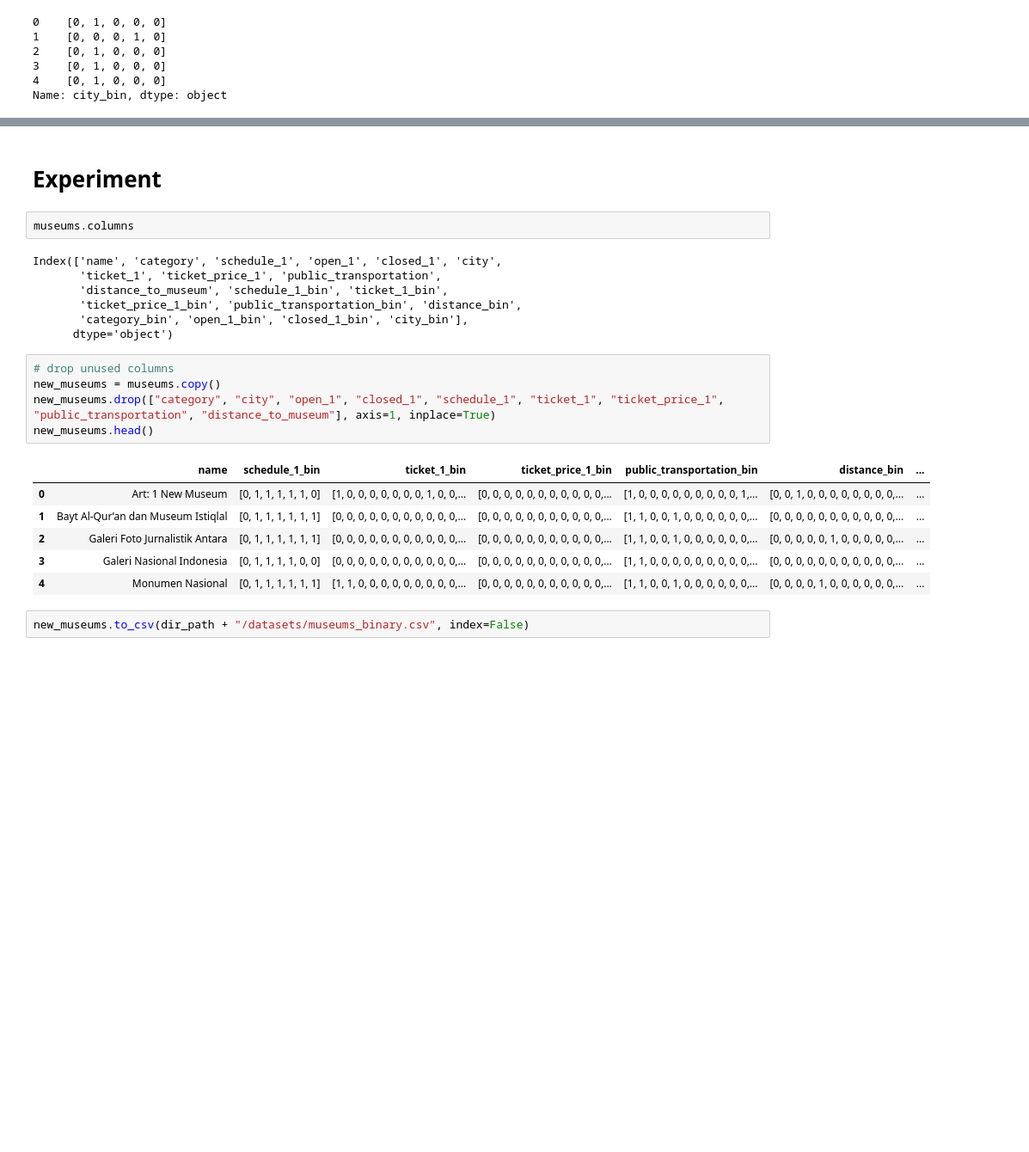
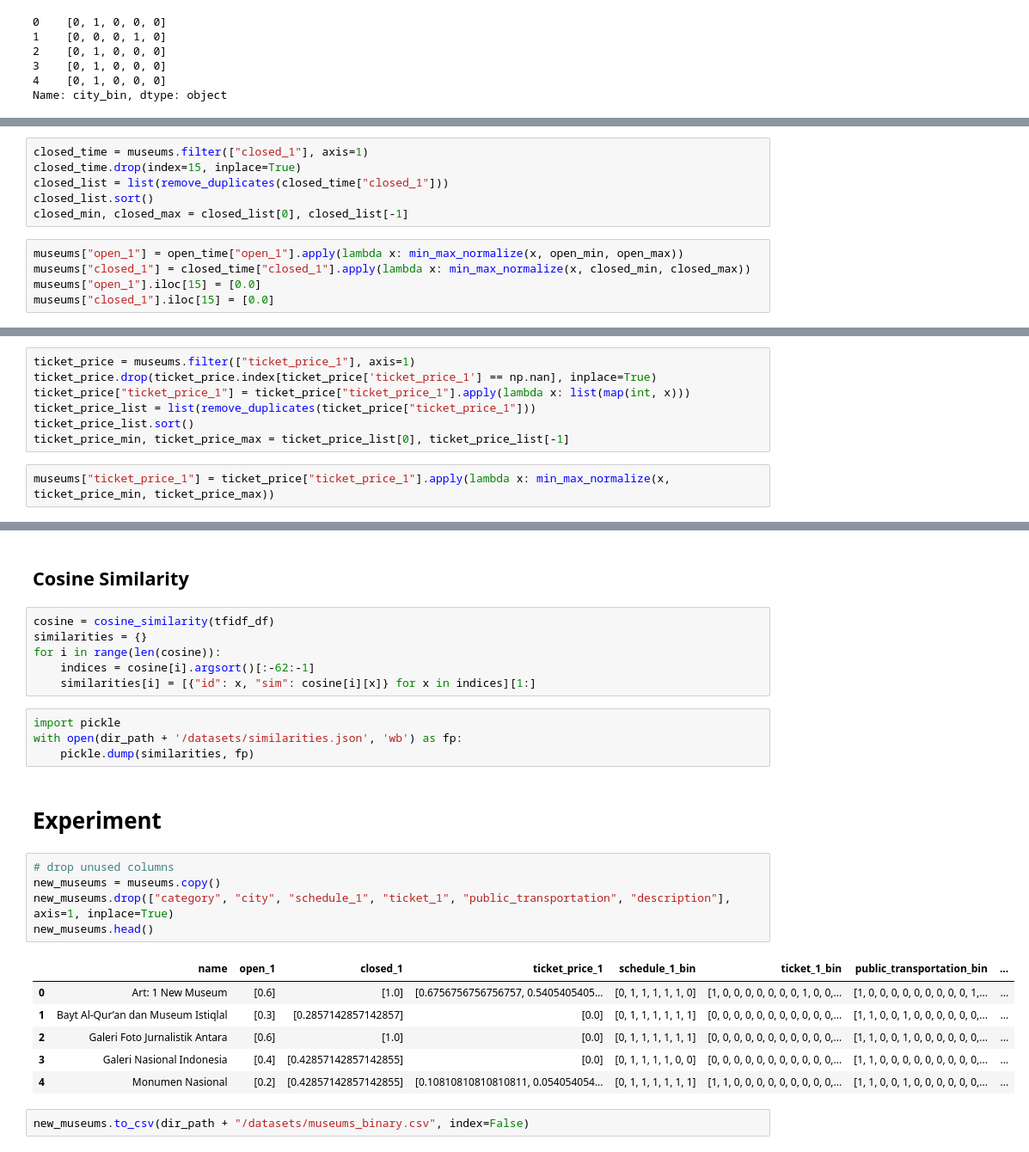
Before and after one commit to reykim7124/chatbot_recsys_museum, a Jupyter notebook: recsys.ipynb, the cells around one changed output, grey strips where cells are left out. Shown: that part at 86% size. Saved outputs shown, nothing was run; the diff lists cells and outputs as text; blank space fills up the shorter version.

Commit message:
able to show museum information

```diff
--- a/recsys.ipynb
+++ b/recsys.ipynb
@@ -502,0 +333,11 @@ Name: city_bin, dtype: object
+# %%
+closed_time = museums.filter(["closed_1"], axis=1)
+closed_time.drop(index=15, inplace=True)
+closed_list = list(remove_duplicates(closed_time["closed_1"]))
+closed_list.sort()
+closed_min, closed_max = closed_list[0], closed_list[-1]
+# %%
+museums["open_1"] = open_time["open_1"].apply(lambda x: min_max_normalize(x, open_min, open_max))
+museums["closed_1"] = closed_time["closed_1"].apply(lambda x: min_max_normalize(x, closed_min, closed_max))
+museums["open_1"].iloc[15] = [0.0]
+museums["closed_1"].iloc[15] = [0.0]
@@ -502,0 +346,9 @@ Name: city_bin, dtype: object
+# %%
+ticket_price = museums.filter(["ticket_price_1"], axis=1)
+ticket_price.drop(ticket_price.index[ticket_price['ticket_price_1'] == np.nan], inplace=True)
+ticket_price["ticket_price_1"] = ticket_price["ticket_price_1"].apply(lambda x: list(map(int, x)))
+ticket_price_list = list(remove_duplicates(ticket_price["ticket_price_1"]))
+ticket_price_list.sort()
+ticket_price_min, ticket_price_max = ticket_price_list[0], ticket_price_list[-1]
+# %%
+museums["ticket_price_1"] = ticket_price["ticket_price_1"].apply(lambda x: min_max_normalize(x, ticket_price_min, ticket_price_max))
@@ -503,25 +476,28 @@ Name: city_bin, dtype: object
+# %% [markdown]
+## Cosine Similarity
+# %%
+cosine = cosine_similarity(tfidf_df)
+similarities = {}
+for i in range(len(cosine)):
+    indices = cosine[i].argsort()[:-62:-1]
+    similarities[i] = [{"id": x, "sim": cosine[i][x]} for x in indices][1:]
+# %%
+import pickle
+with open(dir_path + '/datasets/similarities.json', 'wb') as fp:
+    pickle.dump(similarities, fp)
 # %% [markdown]
 # Experiment
-# %%
-museums.columns
-# %% [output]
-Index(['name', 'category', 'schedule_1', 'open_1', 'closed_1', 'city',
-       'ticket_1', 'ticket_price_1', 'public_transportation',
-       'distance_to_museum', 'schedule_1_bin', 'ticket_1_bin',
-       'ticket_price_1_bin', 'public_transportation_bin', 'distance_bin',
-       'category_bin', 'open_1_bin', 'closed_1_bin', 'city_bin'],
-      dtype='object')
 # %%
 # drop unused columns
 new_museums = museums.copy()
-new_museums.drop(["category", "city", "open_1", "closed_1", "schedule_1", "ticket_1", "ticket_price_1", "public_transportation", "distance_to_museum"], axis=1, inplace=True)
+new_museums.drop(["category", "city", "schedule_1", "ticket_1", "public_transportation", "description"], axis=1, inplace=True)
 new_museums.head()
 # %% [output]
-|  | name | schedule_1_bin | ticket_1_bin | ticket_price_1_bin | public_transportation_bin | distance_bin | ... |
-| 0 | Art: 1 New Museum | [0, 1, 1, 1, 1, 1, 0] | [1, 0, 0, 0, 0, 0, 0, 0, 1, 0, 0,... | [0, 0, 0, 0, 0, 0, 0, 0, 0, 0, 0,... | [1, 0, 0, 0, 0, 0, 0, 0, 0, 0, 1,... | [0, 0, 1, 0, 0, 0, 0, 0, 0, 0, 0,... | ... |
-| 1 | Bayt Al-Qur’an dan Museum Istiqlal | [0, 1, 1, 1, 1, 1, 1] | [0, 0, 0, 0, 0, 0, 0, 0, 0, 0, 0,... | [0, 0, 0, 0, 0, 0, 0, 0, 0, 0, 0,... | [1, 1, 0, 0, 1, 0, 0, 0, 0, 0, 0,... | [0, 0, 0, 0, 0, 0, 0, 0, 0, 0, 0,... | ... |
-| 2 | Galeri Foto Jurnalistik Antara | [0, 1, 1, 1, 1, 1, 1] | [0, 0, 0, 0, 0, 0, 0, 0, 0, 0, 0,... | [0, 0, 0, 0, 0, 0, 0, 0, 0, 0, 0,... | [1, 1, 0, 0, 1, 0, 0, 0, 0, 0, 0,... | [0, 0, 0, 0, 0, 1, 0, 0, 0, 0, 0,... | ... |
-| 3 | Galeri Nasional Indonesia | [0, 1, 1, 1, 1, 0, 0] | [0, 0, 0, 0, 0, 0, 0, 0, 0, 0, 0,... | [0, 0, 0, 0, 0, 0, 0, 0, 0, 0, 0,... | [1, 1, 0, 0, 0, 0, 0, 0, 0, 0, 0,... | [0, 0, 0, 0, 0, 0, 0, 0, 0, 0, 0,... | ... |
-| 4 | Monumen Nasional | [0, 1, 1, 1, 1, 1, 1] | [1, 1, 0, 0, 0, 0, 0, 0, 0, 0, 0,... | [0, 0, 0, 0, 0, 0, 0, 0, 0, 0, 0,... | [1, 1, 0, 0, 1, 0, 0, 0, 0, 0, 0,... | [0, 0, 0, 0, 1, 0, 0, 0, 0, 0, 0,... | ... |
+|  | name | open_1 | closed_1 | ticket_price_1 | schedule_1_bin | ticket_1_bin | public_transportation_bin | ... |
+| 0 | Art: 1 New Museum | [0.6] | [1.0] | [0.6756756756756757, 0.5405405405... | [0, 1, 1, 1, 1, 1, 0] | [1, 0, 0, 0, 0, 0, 0, 0, 1, 0, 0,... | [1, 0, 0, 0, 0, 0, 0, 0, 0, 0, 1,... | ... |
+| 1 | Bayt Al-Qur’an dan Museum Istiqlal | [0.3] | [0.2857142857142857] | [0.0] | [0, 1, 1, 1, 1, 1, 1] | [0, 0, 0, 0, 0, 0, 0, 0, 0, 0, 0,... | [1, 1, 0, 0, 1, 0, 0, 0, 0, 0, 0,... | ... |
+| 2 | Galeri Foto Jurnalistik Antara | [0.6] | [1.0] | [0.0] | [0, 1, 1, 1, 1, 1, 1] | [0, 0, 0, 0, 0, 0, 0, 0, 0, 0, 0,... | [1, 1, 0, 0, 1, 0, 0, 0, 0, 0, 0,... | ... |
+| 3 | Galeri Nasional Indonesia | [0.4] | [0.42857142857142855] | [0.0] | [0, 1, 1, 1, 1, 0, 0] | [0, 0, 0, 0, 0, 0, 0, 0, 0, 0, 0,... | [1, 1, 0, 0, 0, 0, 0, 0, 0, 0, 0,... | ... |
+| 4 | Monumen Nasional | [0.2] | [0.42857142857142855] | [0.10810810810810811, 0.054054054... | [0, 1, 1, 1, 1, 1, 1] | [1, 1, 0, 0, 0, 0, 0, 0, 0, 0, 0,... | [1, 1, 0, 0, 1, 0, 0, 0, 0, 0, 0,... | ... |
 # %%
 new_museums.to_csv(dir_path + "/datasets/museums_binary.csv", index=False)
```
Also changed, not shown: parts of 102 cells of this notebook, 7 other files.
